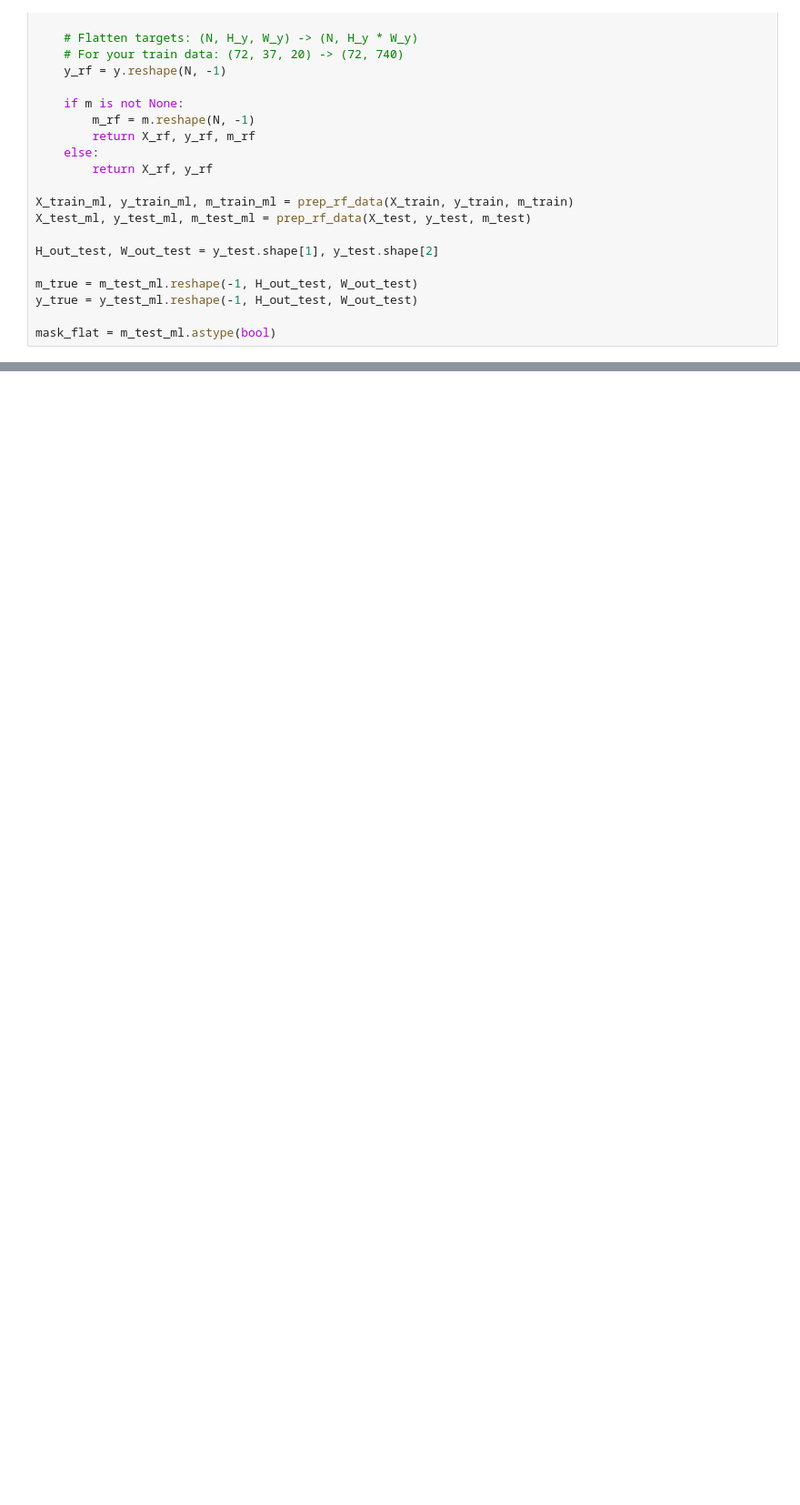
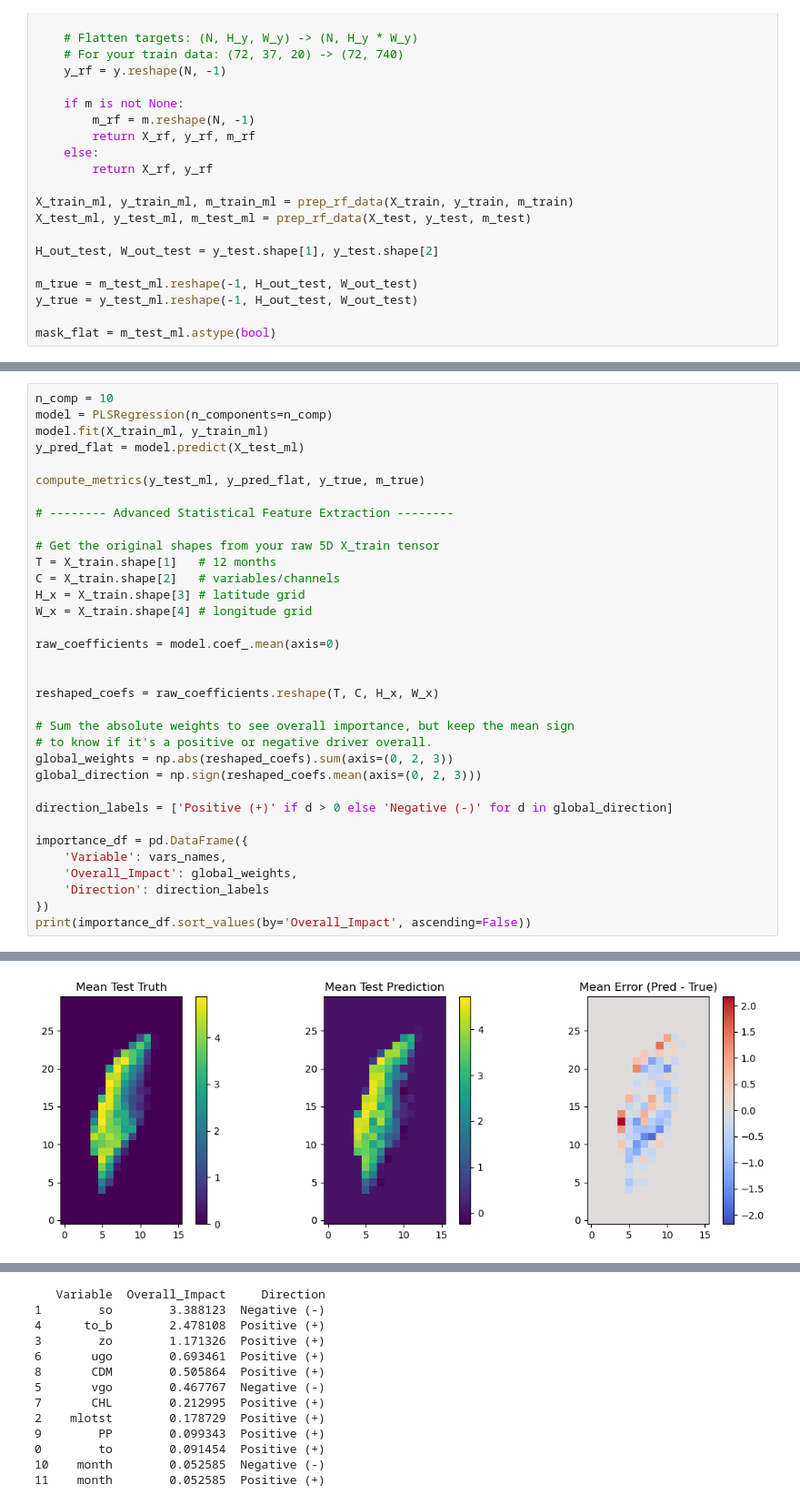
Before and after one commit to rubarriuso/TFM, a Jupyter notebook: modelado/simple_ml_regression.ipynb, the cells around one changed output, grey strips where cells are left out. Shown at 91% size. Saved outputs shown, nothing was run; the diff lists cells and outputs as text; blank space fills up the shorter version.

```diff
--- a/modelado/simple_ml_regression.ipynb
+++ b/modelado/simple_ml_regression.ipynb
@@ -782,0 +644,35 @@ Mean Masked SSIM: 0.3791
+# %%
+n_comp = 10
+model = PLSRegression(n_components=n_comp)
+model.fit(X_train_ml, y_train_ml)
+y_pred_flat = model.predict(X_test_ml)
+
+compute_metrics(y_test_ml, y_pred_flat, y_true, m_true)
+
+# -------- Advanced Statistical Feature Extraction --------
+
+# Get the original shapes from your raw 5D X_train tensor
+T = X_train.shape[1]   # 12 months
+C = X_train.shape[2]   # variables/channels
+H_x = X_train.shape[3] # latitude grid
+W_x = X_train.shape[4] # longitude grid
+
+raw_coefficients = model.coef_.mean(axis=0)
+
+
+reshaped_coefs = raw_coefficients.reshape(T, C, H_x, W_x)
+
+# Sum the absolute weights to see overall importance, but keep the mean sign
+# to know if it's a positive or negative driver overall.
+global_weights = np.abs(reshaped_coefs).sum(axis=(0, 2, 3))
+global_direction = np.sign(reshaped_coefs.mean(axis=(0, 2, 3)))
+
+direction_labels = ['Positive (+)' if d > 0 else 'Negative (-)' for d in global_direction]
+
+importance_df = pd.DataFrame({
+    'Variable': vars_names,
+    'Overall_Impact': global_weights,
+    'Direction': direction_labels
+})
+print(importance_df.sort_values(by='Overall_Impact', ascending=False))
+# %% [output]
@@ -782,0 +696 @@ Mean Masked SSIM: 0.3791
+[figure, added]
@@ -782,0 +698,13 @@ Mean Masked SSIM: 0.3791
+   Variable  Overall_Impact     Direction
+1        so        3.388123  Negative (-)
+4      to_b        2.478108  Positive (+)
+3        zo        1.171326  Positive (+)
+6       ugo        0.693461  Positive (+)
+8       CDM        0.505864  Positive (+)
+5       vgo        0.467767  Negative (-)
+7       CHL        0.212995  Positive (+)
+2    mlotst        0.178729  Positive (+)
+9        PP        0.099343  Positive (+)
+0        to        0.091454  Positive (+)
+10    month        0.052585  Negative (-)
+11    month        0.052585  Positive (+)
```
Also changed, not shown: parts of 10 cells of this notebook, 7 other files.
